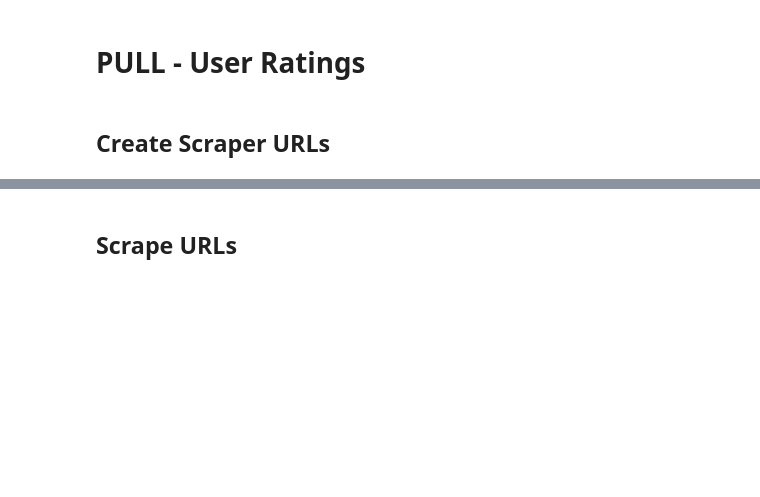
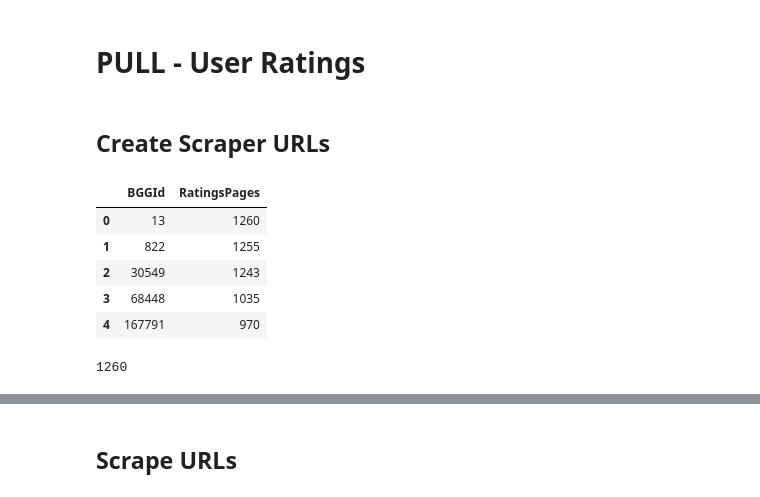
Before and after one commit to threnjen/boardgamegeek, a Jupyter notebook: BGG01_Data_Pull.ipynb, the cells around one changed output, grey strips where cells are left out. Cells and saved outputs as stored; diff of their text form; code cells hidden in the pictures; blank space fills up the shorter version.

```diff
--- a/BGG01_Data_Pull.ipynb
+++ b/BGG01_Data_Pull.ipynb
@@ -813,0 +622,14 @@ group22 = ratings_totals[21000:]
+# %%
+ratings_totals.head()
+# %% [output]
+|  | BGGId | RatingsPages |
+| 0 | 13 | 1260 |
+| 1 | 822 | 1255 |
+| 2 | 30549 | 1243 |
+| 3 | 68448 | 1035 |
+| 4 | 167791 | 970 |
+# %%
+max_ratings_pages = ratings_totals['RatingsPages'].max()
+max_ratings_pages
+# %% [output]
+1260
```
Also changed, not shown: parts of 23 cells of this notebook, 4 other files.
